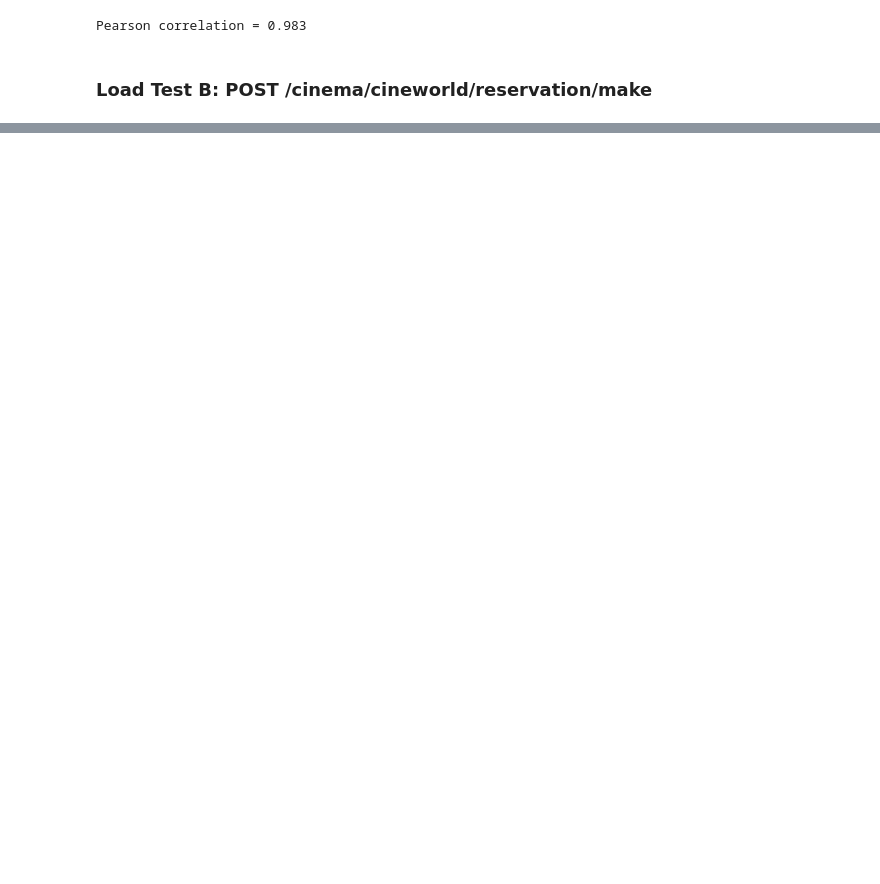
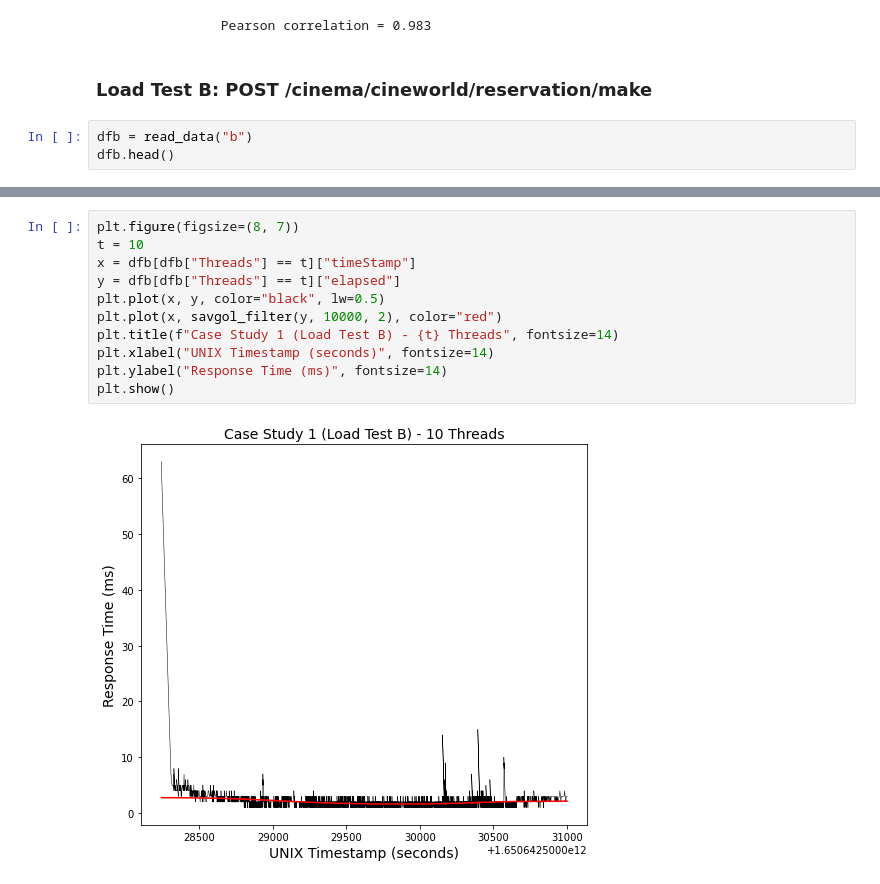
Before and after one commit to rajitbanerjee/microservice-design-patterns, a Jupyter notebook: case-study-01/notebooks/Case Study 1 - Load Test Analysis.ipynb, the cells around one changed output, grey strips where cells are left out. Cells and saved outputs as stored; diff of their text form; blank space fills up the shorter version.

```diff
--- a/case-study-01/notebooks/Case Study 1 - Load Test Analysis.ipynb
+++ b/case-study-01/notebooks/Case Study 1 - Load Test Analysis.ipynb
@@ -121,2 +131,5 @@ Pearson correlation = 0.983
 # %% [markdown]
 ### Load Test B: POST /cinema/cineworld/reservation/make
+# %%
+dfb = read_data("b")
+dfb.head()
@@ -122,0 +194,13 @@ Pearson correlation = 0.983
+# %%
+plt.figure(figsize=(8, 7))
+t = 10
+x = dfb[dfb["Threads"] == t]["timeStamp"]
+y = dfb[dfb["Threads"] == t]["elapsed"]
+plt.plot(x, y, color="black", lw=0.5)
+plt.plot(x, savgol_filter(y, 10000, 2), color="red")
+plt.title(f"Case Study 1 (Load Test B) - {t} Threads", fontsize=14)
+plt.xlabel("UNIX Timestamp (seconds)", fontsize=14)
+plt.ylabel("Response Time (ms)", fontsize=14)
+plt.show()
+# %% [output]
+[figure, added]
```
Also changed, not shown: parts of 15 cells of this notebook, 1 other file.
